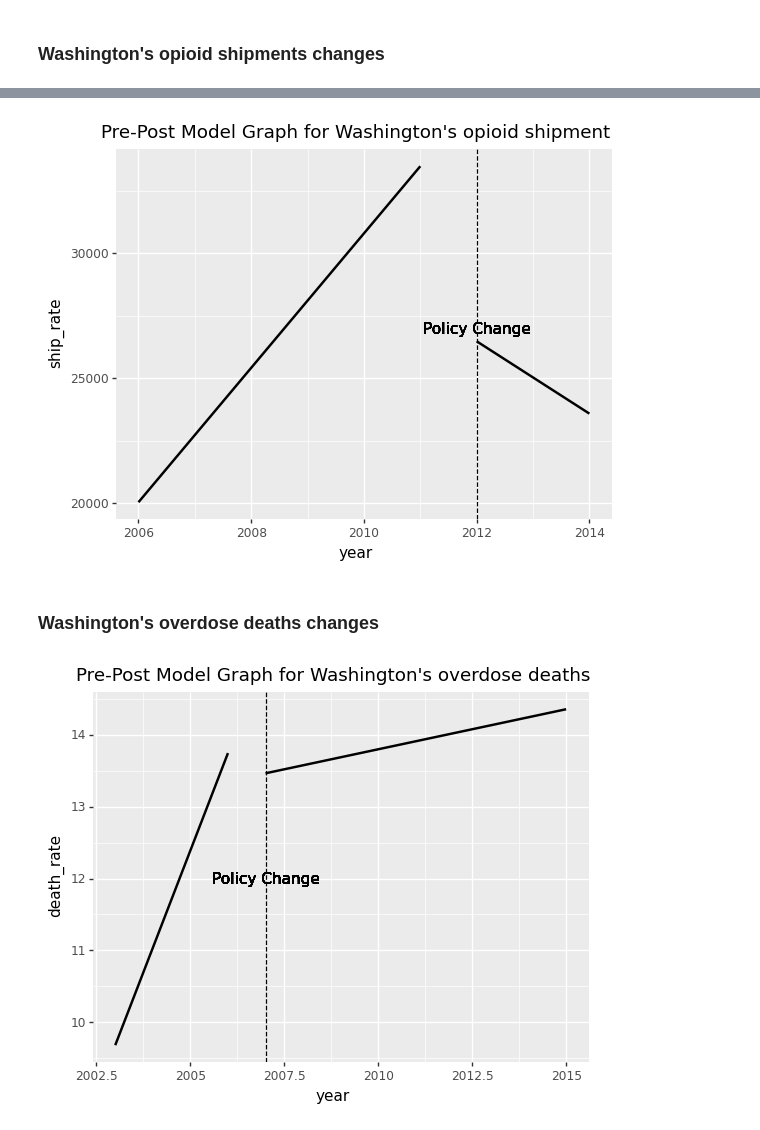
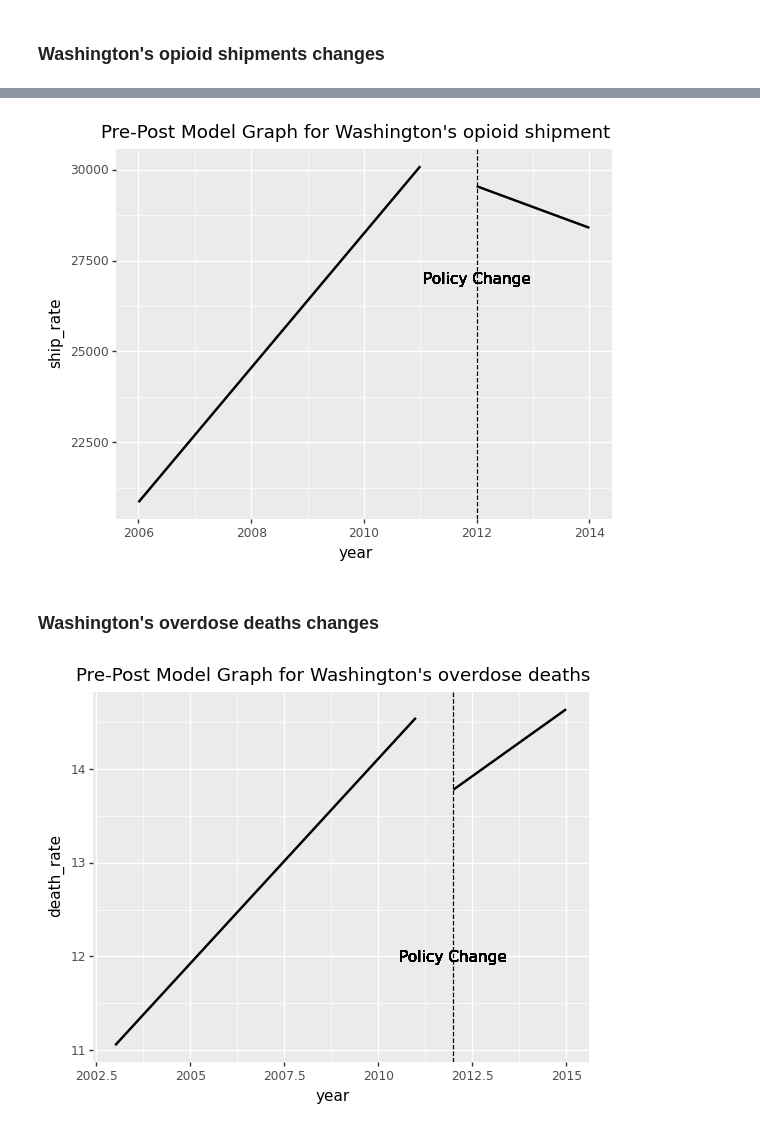
Before and after one commit to Yer1k/opioid_causal_inference, a Jupyter notebook: 10_code/pre-post_analysis.ipynb, the cells around one changed output, grey strips where cells are left out. Drawn from its saved outputs; the diff is of its cells as text; code cells hidden in the pictures.

Commit message:
debug washington year selection

```diff
--- a/10_code/pre-post_analysis.ipynb
+++ b/10_code/pre-post_analysis.ipynb
@@ -196,6 +191,5 @@ wa_df = wa_df.drop(columns = ['fips', 'merge_key'])
 # %%
 #calculate the average ship_rate(indicate opioid shipments) and drug_deaths(indicate overdose deaths)
 wa_df = wa_df.groupby(['year'], as_index = False).mean()
-wa_df['Policy Change'] = True
 wa_df
 # %% [output]
@@ -233,16 +227,15 @@ wa_shipmemt
 # %%
 #plot the effect on opioid shipments during 2006-2014 (policy change in 2012)
-wa_shipment_df = wa_shipmemt[wa_shipmemt["Policy Change"]]
 wa_shiprate_plot = (
-    ggplot(fl_shipment_df, aes(x="year", y="ship_rate"))
+    ggplot(wa_shipmemt, aes(x="year", y="ship_rate"))
     + geom_smooth(
         method="lm",
-        data=fl_shipment_df[fl_shipment_df["year"] < 2012],
+        data=wa_shipmemt[wa_shipmemt["year"] < 2012],
         se=False,
     )
     + geom_smooth(
         method="lm",
-        data=fl_shipment_df[fl_shipment_df["year"] >= 2012],
+        data=wa_shipmemt[wa_shipmemt["year"] >= 2012],
         se=False,
     )
     + geom_vline(xintercept=2012, linetype="dashed")
@@ -252,7 +245,7 @@ wa_shiprate_plot = (
 #wa_shiprate_plot.save("../30_results/prepost_Washington_opioid_shipment.pdf")
 print(wa_shiprate_plot)
 # %% [output]
-[figure, old version]
+[figure, new version]
 # %% [markdown]
 ### Washington's overdose deaths changes
 # %%
@@ -260,24 +253,23 @@ print(wa_shiprate_plot)
 wa_overdose = wa_df.copy()
 # %%
 #plot the effect on overdose deaths during 2003-2015 (policy change in 2012)
-wa_overdose_df = wa_overdose[wa_overdose["Policy Change"]]
 wa_overdose_plot = (
-    ggplot(wa_overdose_df, aes(x="year", y="death_rate"))
+    ggplot(wa_overdose, aes(x="year", y="death_rate"))
     + geom_smooth(
         method="lm",
-        data=wa_overdose_df[wa_overdose_df["year"] < 2007],
+        data=wa_overdose[wa_overdose["year"] < 2012],
         se=False,
     )
     + geom_smooth(
         method="lm",
-        data=wa_overdose_df[wa_overdose_df["year"] >= 2007],
+        data=wa_overdose[wa_overdose["year"] >= 2012],
         se=False,
     )
-    + geom_vline(xintercept=2007, linetype="dashed")
-    + geom_text(x=2007, y=12, label="Policy Change", color="black")
+    + geom_vline(xintercept=2012, linetype="dashed")
+    + geom_text(x=2012, y=12, label="Policy Change", color="black")
     + labs(title="Pre-Post Model Graph for Washington's overdose deaths")
 )
 #wa_overdose_plot.save("../30_results/prepost_Washington_overdose_deaths.pdf")
 print(wa_overdose_plot)
 # %% [output]
-[figure, old version]
+[figure, new version]
```
Also changed, not shown: parts of 9 cells of this notebook.
